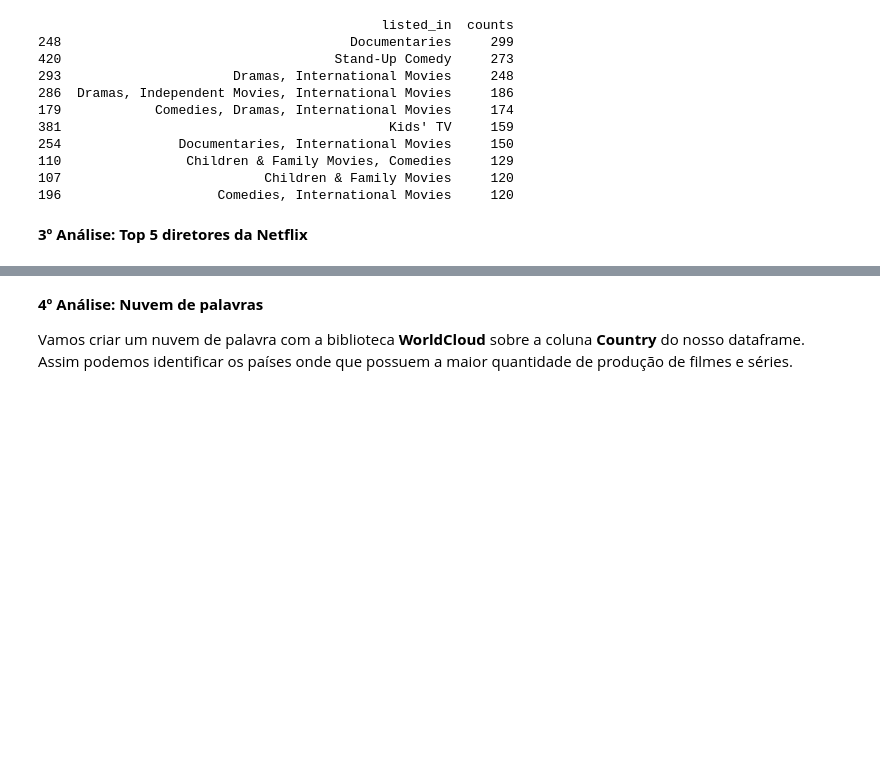
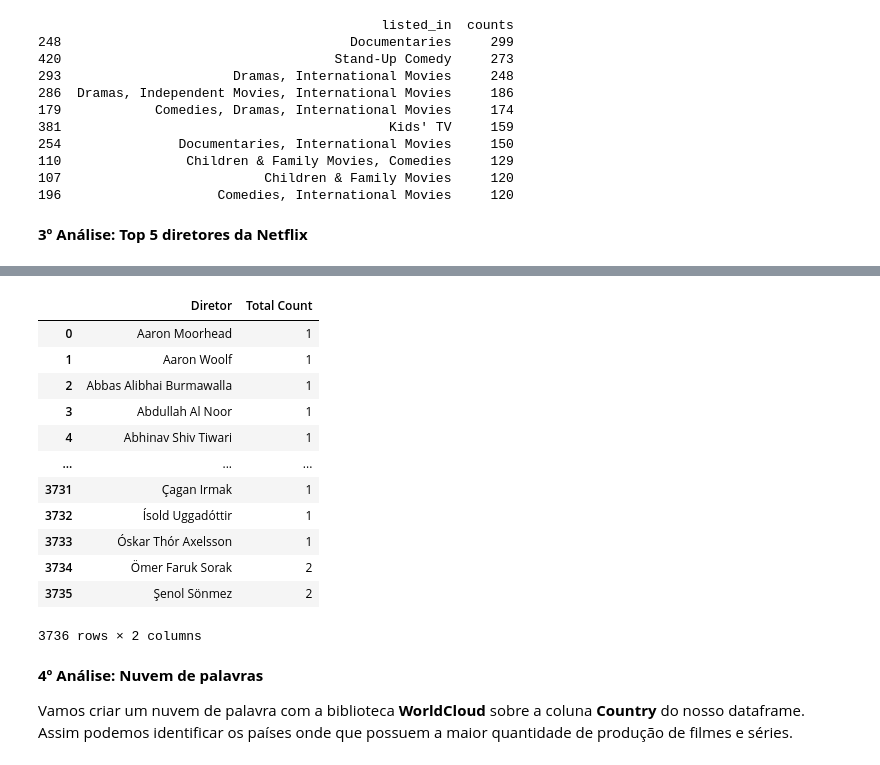
Before and after one commit to Hugox96/Netfliz_Python, a Jupyter notebook: Netflix.ipynb, the cells around one changed output, grey strips where cells are left out. Saved outputs shown, nothing was run; the diff lists cells and outputs as text; code cells hidden in the pictures; blank space fills up the shorter version.

```diff
--- a/Netflix.ipynb
+++ b/Netflix.ipynb
@@ -360,0 +440,17 @@ Name: director, dtype: object
+# %%
+diretores = diretores[diretores.Diretor != 'Sem Nome']
+diretores
+# %% [output]
+|  | Diretor | Total Count |
+| 0 | Aaron Moorhead | 1 |
+| 1 | Aaron Woolf | 1 |
+| 2 | Abbas Alibhai Burmawalla | 1 |
+| 3 | Abdullah Al Noor | 1 |
+| 4 | Abhinav Shiv Tiwari | 1 |
+| ... | ... | ... |
+| 3731 | Çagan Irmak | 1 |
+| 3732 | Ísold Uggadóttir | 1 |
+| 3733 | Óskar Thór Axelsson | 1 |
+| 3734 | Ömer Faruk Sorak | 2 |
+| 3735 | Şenol Sönmez | 2 |
+3736 rows × 2 columns
```
Also changed, not shown: parts of 9 cells of this notebook.
